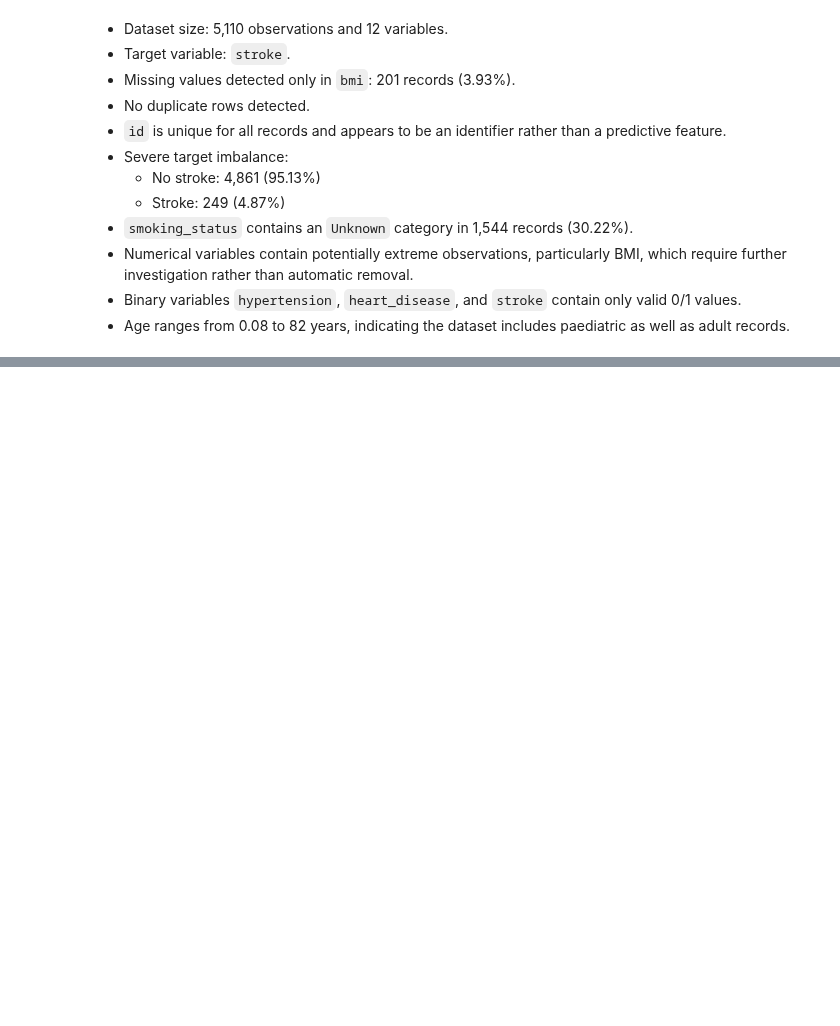
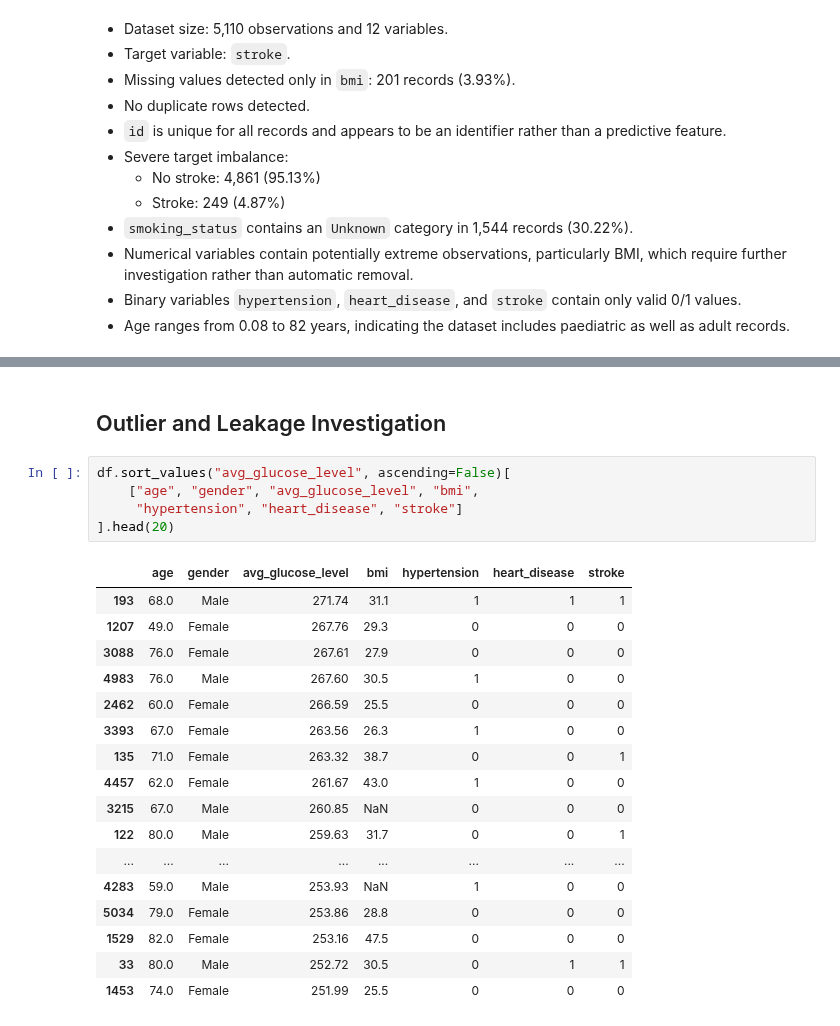
Before and after one commit to shreyarathore27/StrokeSure, a Jupyter notebook: notebooks/01_dataset_audit.ipynb, the cells around one changed output, grey strips where cells are left out. Cells and saved outputs as stored; diff of their text form; blank space fills up the shorter version.

```diff
--- a/notebooks/01_dataset_audit.ipynb
+++ b/notebooks/01_dataset_audit.ipynb
@@ -248,0 +340,25 @@ Name: proportion, dtype: float64
+# %% [markdown]
+## Outlier and Leakage Investigation
+# %%
+df.sort_values("avg_glucose_level", ascending=False)[
+    ["age", "gender", "avg_glucose_level", "bmi",
+     "hypertension", "heart_disease", "stroke"]
+].head(20)
+# %% [output]
+|  | age | gender | avg_glucose_level | bmi | hypertension | heart_disease | stroke |
+| 193 | 68.0 | Male | 271.74 | 31.1 | 1 | 1 | 1 |
+| 1207 | 49.0 | Female | 267.76 | 29.3 | 0 | 0 | 0 |
+| 3088 | 76.0 | Female | 267.61 | 27.9 | 0 | 0 | 0 |
+| 4983 | 76.0 | Male | 267.60 | 30.5 | 1 | 0 | 0 |
+| 2462 | 60.0 | Female | 266.59 | 25.5 | 0 | 0 | 0 |
+| 3393 | 67.0 | Female | 263.56 | 26.3 | 1 | 0 | 0 |
+| 135 | 71.0 | Female | 263.32 | 38.7 | 0 | 0 | 1 |
+| 4457 | 62.0 | Female | 261.67 | 43.0 | 1 | 0 | 0 |
+| 3215 | 67.0 | Male | 260.85 | NaN | 0 | 0 | 0 |
+| 122 | 80.0 | Male | 259.63 | 31.7 | 0 | 0 | 1 |
+| ... | ... | ... | ... | ... | ... | ... | ... |
+| 4283 | 59.0 | Male | 253.93 | NaN | 1 | 0 | 0 |
+| 5034 | 79.0 | Female | 253.86 | 28.8 | 0 | 0 | 0 |
+| 1529 | 82.0 | Female | 253.16 | 47.5 | 0 | 0 | 0 |
+| 33 | 80.0 | Male | 252.72 | 30.5 | 0 | 1 | 1 |
+| 1453 | 74.0 | Female | 251.99 | 25.5 | 0 | 0 | 0 |
```
Also changed, not shown: parts of 17 cells of this notebook.
